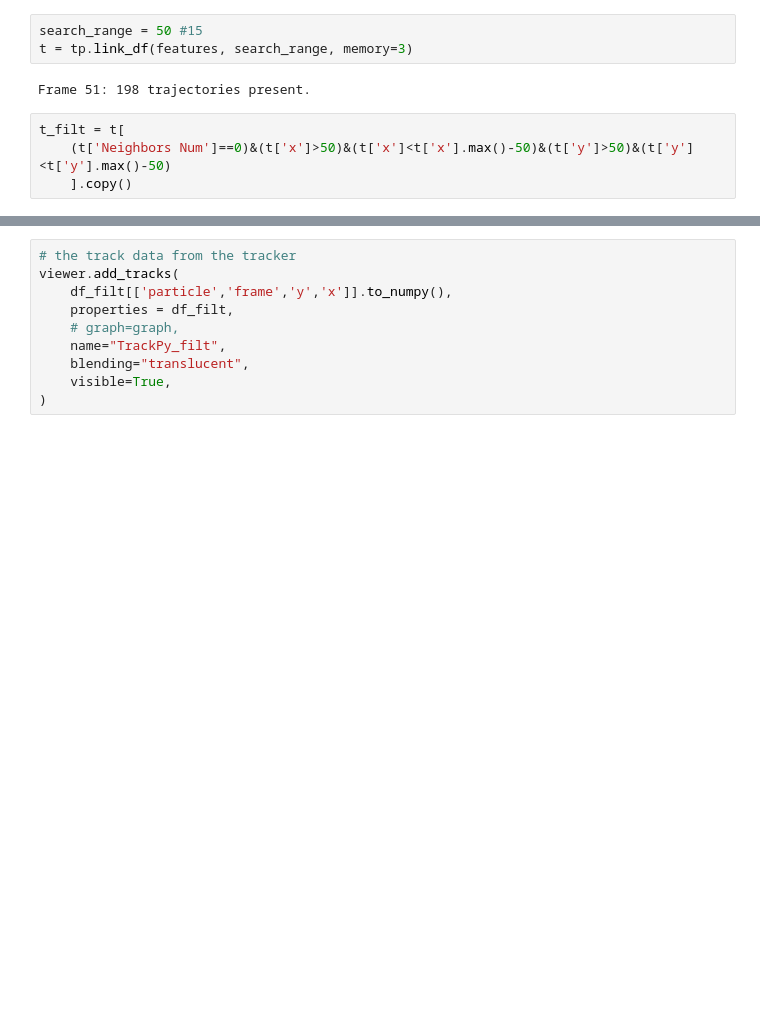
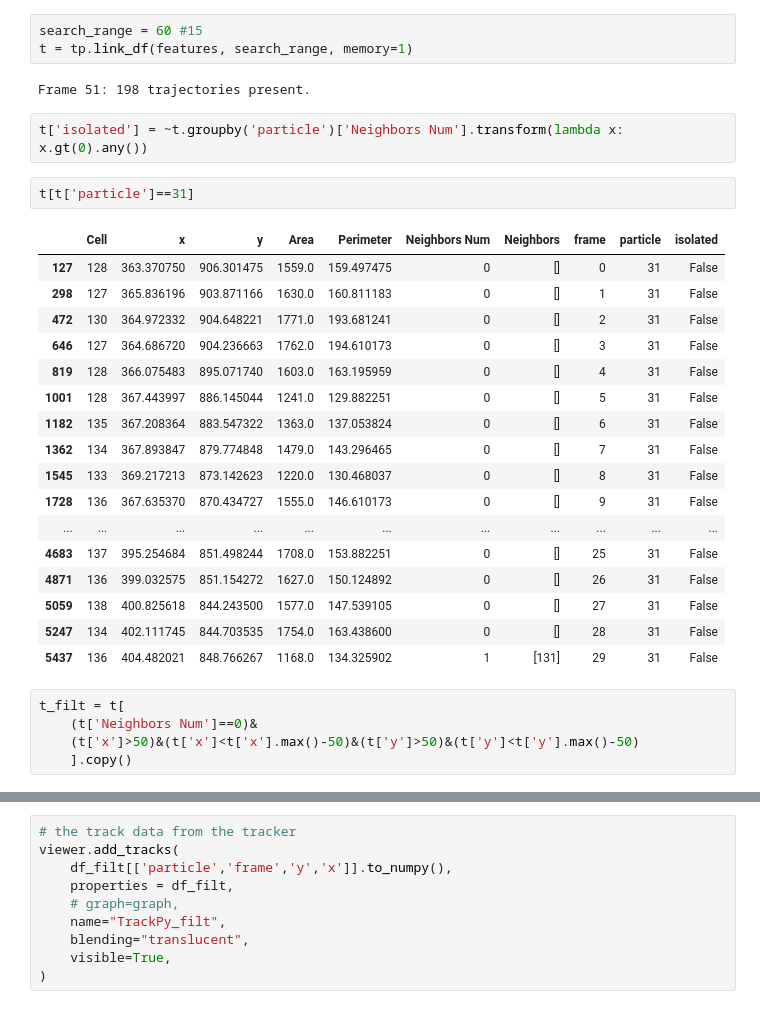
Before and after one commit to viciya/nematics, a Jupyter notebook: nematics/journals/napari_tracking.ipynb, the cells around one changed output, grey strips where cells are left out. Saved outputs shown, nothing was run; the diff lists cells and outputs as text; blank space fills up the shorter version.

```diff
--- a/nematics/journals/napari_tracking.ipynb
+++ b/nematics/journals/napari_tracking.ipynb
@@ -308,11 +496,34 @@ for frame, mask in enumerate(masks):
 
 features = pd.concat(df_list, ignore_index=True)
 # %%
-search_range = 50 #15
-t = tp.link_df(features, search_range, memory=3)
+search_range = 60 #15
+t = tp.link_df(features, search_range, memory=1)
 # %% [output]
 Frame 51: 198 trajectories present.
+# %%
+t['isolated'] = ~t.groupby('particle')['Neighbors Num'].transform(lambda x: x.gt(0).any())
+# %%
+t[t['particle']==31]
+# %% [output]
+|  | Cell | x | y | Area | Perimeter | Neighbors Num | Neighbors | frame | particle | isolated |
+| 127 | 128 | 363.370750 | 906.301475 | 1559.0 | 159.497475 | 0 | [] | 0 | 31 | False |
+| 298 | 127 | 365.836196 | 903.871166 | 1630.0 | 160.811183 | 0 | [] | 1 | 31 | False |
+| 472 | 130 | 364.972332 | 904.648221 | 1771.0 | 193.681241 | 0 | [] | 2 | 31 | False |
+| 646 | 127 | 364.686720 | 904.236663 | 1762.0 | 194.610173 | 0 | [] | 3 | 31 | False |
+| 819 | 128 | 366.075483 | 895.071740 | 1603.0 | 163.195959 | 0 | [] | 4 | 31 | False |
+| 1001 | 128 | 367.443997 | 886.145044 | 1241.0 | 129.882251 | 0 | [] | 5 | 31 | False |
+| 1182 | 135 | 367.208364 | 883.547322 | 1363.0 | 137.053824 | 0 | [] | 6 | 31 | False |
+| 1362 | 134 | 367.893847 | 879.774848 | 1479.0 | 143.296465 | 0 | [] | 7 | 31 | False |
+| 1545 | 133 | 369.217213 | 873.142623 | 1220.0 | 130.468037 | 0 | [] | 8 | 31 | False |
+| 1728 | 136 | 367.635370 | 870.434727 | 1555.0 | 146.610173 | 0 | [] | 9 | 31 | False |
+| ... | ... | ... | ... | ... | ... | ... | ... | ... | ... | ... |
+| 4683 | 137 | 395.254684 | 851.498244 | 1708.0 | 153.882251 | 0 | [] | 25 | 31 | False |
+| 4871 | 136 | 399.032575 | 851.154272 | 1627.0 | 150.124892 | 0 | [] | 26 | 31 | False |
+| 5059 | 138 | 400.825618 | 844.243500 | 1577.0 | 147.539105 | 0 | [] | 27 | 31 | False |
+| 5247 | 134 | 402.111745 | 844.703535 | 1754.0 | 163.438600 | 0 | [] | 28 | 31 | False |
+| 5437 | 136 | 404.482021 | 848.766267 | 1168.0 | 134.325902 | 1 | [131] | 29 | 31 | False |
 # %%
 t_filt = t[
-    (t['Neighbors Num']==0)&(t['x']>50)&(t['x']<t['x'].max()-50)&(t['y']>50)&(t['y']<t['y'].max()-50)
+    (t['Neighbors Num']==0)&
+    (t['x']>50)&(t['x']<t['x'].max()-50)&(t['y']>50)&(t['y']<t['y'].max()-50)
     ].copy()
```
Also changed, not shown: parts of 19 cells of this notebook, 2 other files.
